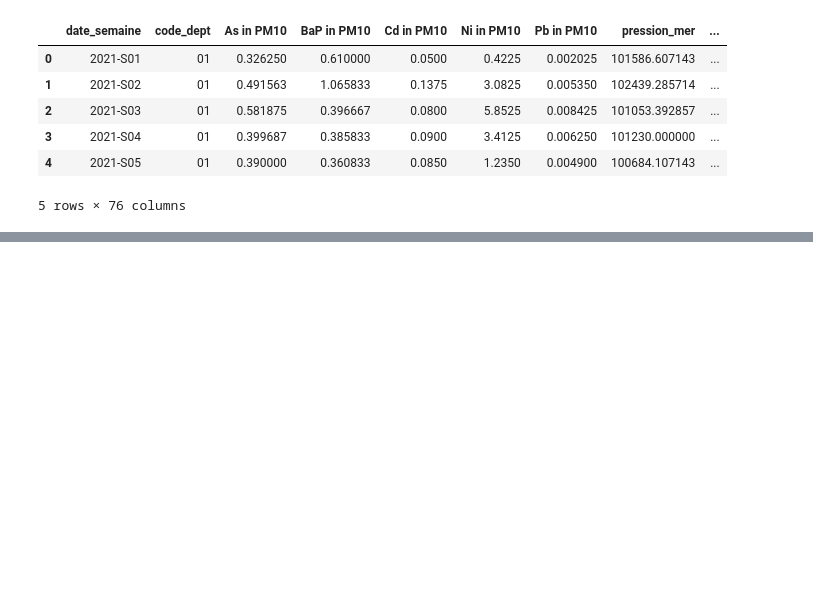
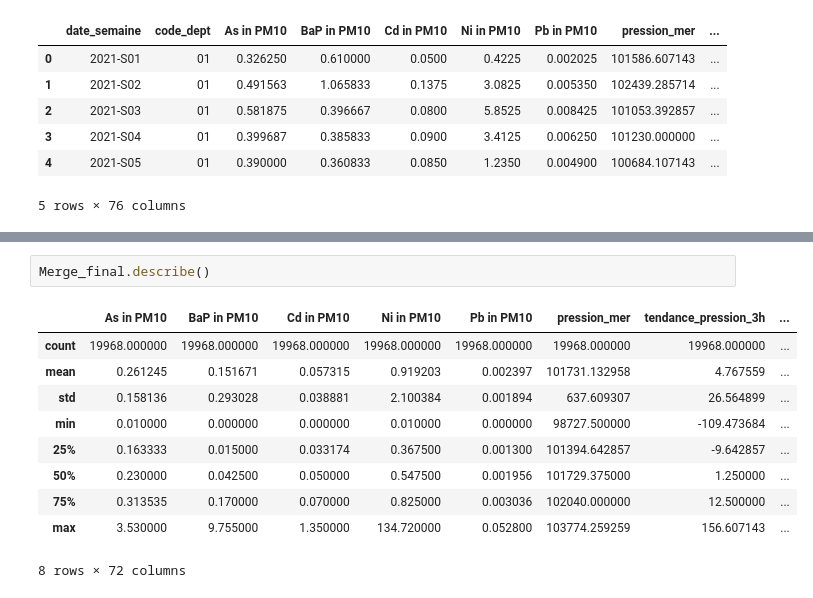
Before and after one commit to jbrocardplatim/LIORA_PROJET_PATHO_RESPIRATOIRES, a Jupyter notebook: notebooks/07_Merge.ipynb, the cells around one changed output, grey strips where cells are left out. Saved outputs shown, nothing was run; the diff lists cells and outputs as text; blank space fills up the shorter version.

```diff
--- a/notebooks/07_Merge.ipynb
+++ b/notebooks/07_Merge.ipynb
@@ -583,0 +610,13 @@ memory usage: 11.4+ MB
+# %%
+Merge_final.describe()
+# %% [output]
+|  | As in PM10 | BaP in PM10 | Cd in PM10 | Ni in PM10 | Pb in PM10 | pression_mer | tendance_pression_3h | ... |
+| count | 19968.000000 | 19968.000000 | 19968.000000 | 19968.000000 | 19968.000000 | 19968.000000 | 19968.000000 | ... |
+| mean | 0.261245 | 0.151671 | 0.057315 | 0.919203 | 0.002397 | 101731.132958 | 4.767559 | ... |
+| std | 0.158136 | 0.293028 | 0.038881 | 2.100384 | 0.001894 | 637.609307 | 26.564899 | ... |
+| min | 0.010000 | 0.000000 | 0.000000 | 0.010000 | 0.000000 | 98727.500000 | -109.473684 | ... |
+| 25% | 0.163333 | 0.015000 | 0.033174 | 0.367500 | 0.001300 | 101394.642857 | -9.642857 | ... |
+| 50% | 0.230000 | 0.042500 | 0.050000 | 0.547500 | 0.001956 | 101729.375000 | 1.250000 | ... |
+| 75% | 0.313535 | 0.170000 | 0.070000 | 0.825000 | 0.003036 | 102040.000000 | 12.500000 | ... |
+| max | 3.530000 | 9.755000 | 1.350000 | 134.720000 | 0.052800 | 103774.259259 | 156.607143 | ... |
+8 rows × 72 columns
```
Also changed, not shown: parts of 2 cells of this notebook, 1 other file.
